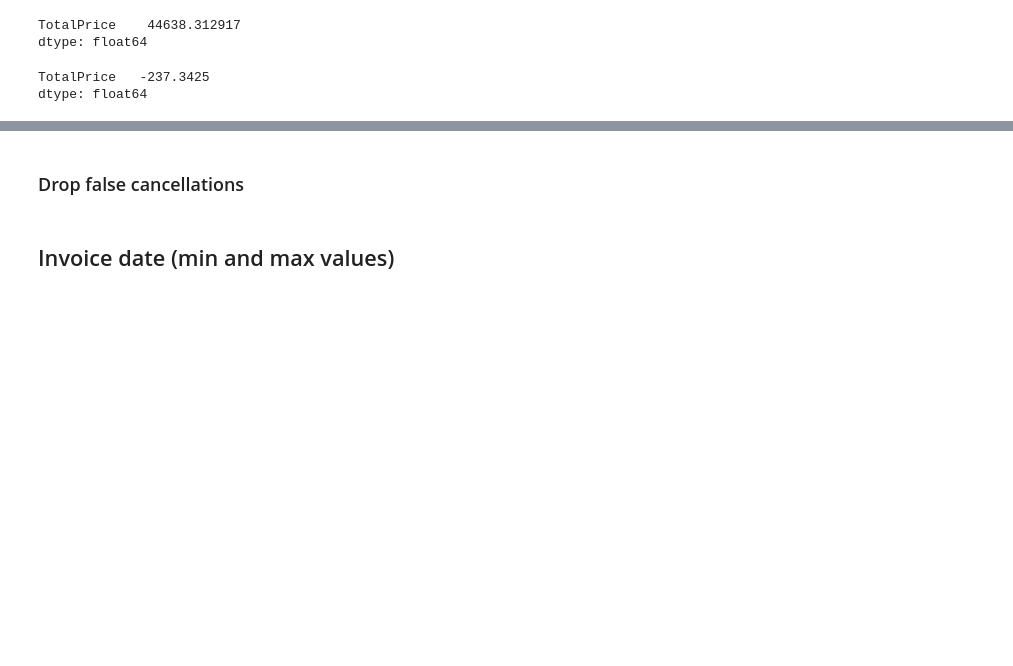
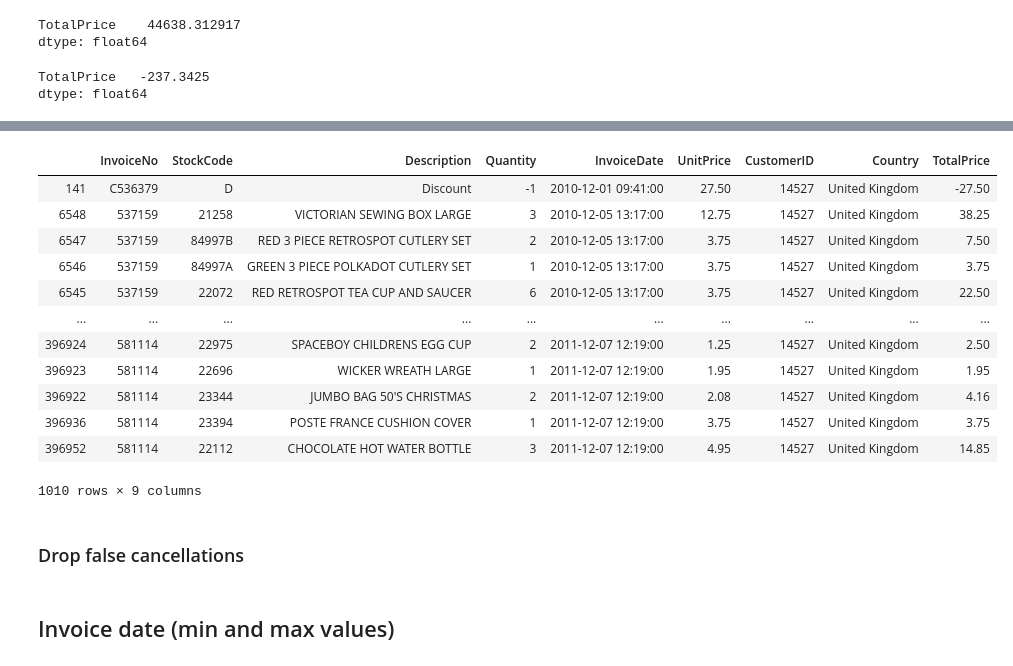
Before and after one commit to Severac/openclassrooms, a Jupyter notebook: PJ5/PJ5_dataexplore.ipynb, the cells around one changed output, grey strips where cells are left out. Cells and saved outputs as stored; diff of their text form; code cells hidden in the pictures; blank space fills up the shorter version.

```diff
--- a/PJ5/PJ5_dataexplore.ipynb
+++ b/PJ5/PJ5_dataexplore.ipynb
@@ -451,3 +456,19 @@ dtype: float64
+# %%
+df[df['CustomerID'] == '14527'].sort_values(by='InvoiceDate', ascending=True)
+# %% [output]
+|  | InvoiceNo | StockCode | Description | Quantity | InvoiceDate | UnitPrice | CustomerID | Country | TotalPrice |
+| 141 | C536379 | D | Discount | -1 | 2010-12-01 09:41:00 | 27.50 | 14527 | United Kingdom | -27.50 |
+| 6548 | 537159 | 21258 | VICTORIAN SEWING BOX LARGE | 3 | 2010-12-05 13:17:00 | 12.75 | 14527 | United Kingdom | 38.25 |
+| 6547 | 537159 | 84997B | RED 3 PIECE RETROSPOT CUTLERY SET | 2 | 2010-12-05 13:17:00 | 3.75 | 14527 | United Kingdom | 7.50 |
+| 6546 | 537159 | 84997A | GREEN 3 PIECE POLKADOT CUTLERY SET | 1 | 2010-12-05 13:17:00 | 3.75 | 14527 | United Kingdom | 3.75 |
+| 6545 | 537159 | 22072 | RED RETROSPOT TEA CUP AND SAUCER | 6 | 2010-12-05 13:17:00 | 3.75 | 14527 | United Kingdom | 22.50 |
+| ... | ... | ... | ... | ... | ... | ... | ... | ... | ... |
+| 396924 | 581114 | 22975 | SPACEBOY CHILDRENS EGG CUP | 2 | 2011-12-07 12:19:00 | 1.25 | 14527 | United Kingdom | 2.50 |
+| 396923 | 581114 | 22696 | WICKER WREATH LARGE | 1 | 2011-12-07 12:19:00 | 1.95 | 14527 | United Kingdom | 1.95 |
+| 396922 | 581114 | 23344 | JUMBO BAG 50'S CHRISTMAS | 2 | 2011-12-07 12:19:00 | 2.08 | 14527 | United Kingdom | 4.16 |
+| 396936 | 581114 | 23394 | POSTE FRANCE CUSHION COVER | 1 | 2011-12-07 12:19:00 | 3.75 | 14527 | United Kingdom | 3.75 |
+| 396952 | 581114 | 22112 | CHOCOLATE HOT WATER BOTTLE | 3 | 2011-12-07 12:19:00 | 4.95 | 14527 | United Kingdom | 14.85 |
+1010 rows × 9 columns
 # %% [markdown]
 ### Drop false cancellations
 # %%
```
Also changed, not shown: parts of 45 cells of this notebook, 4 other files.
